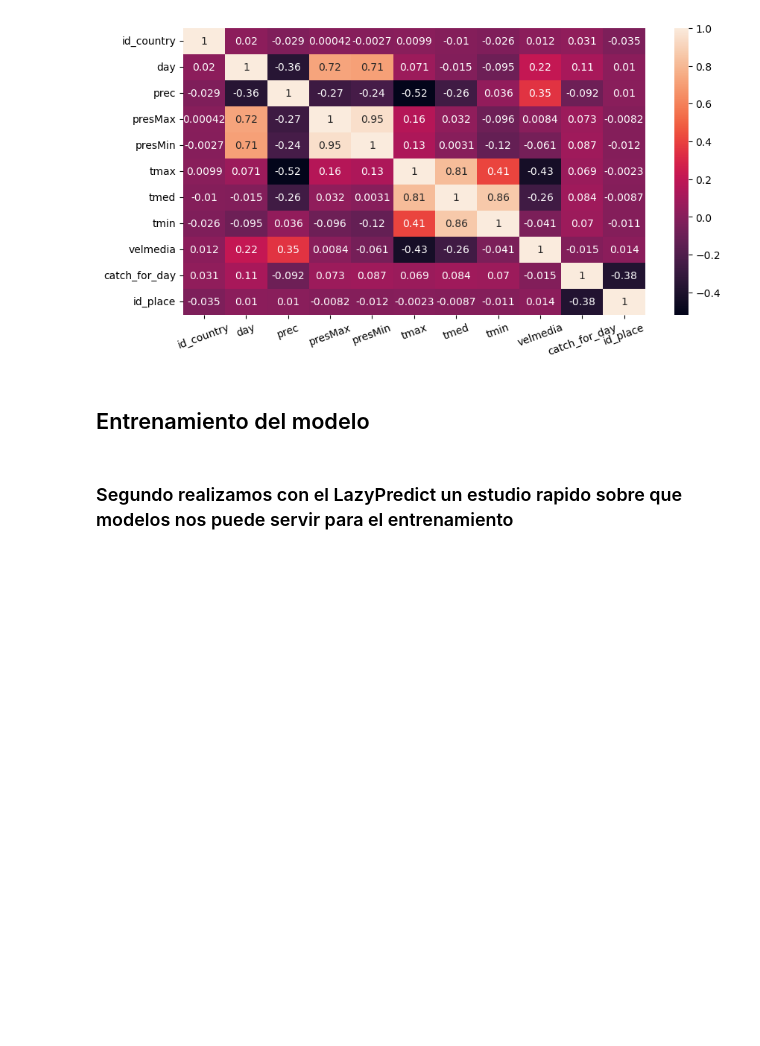
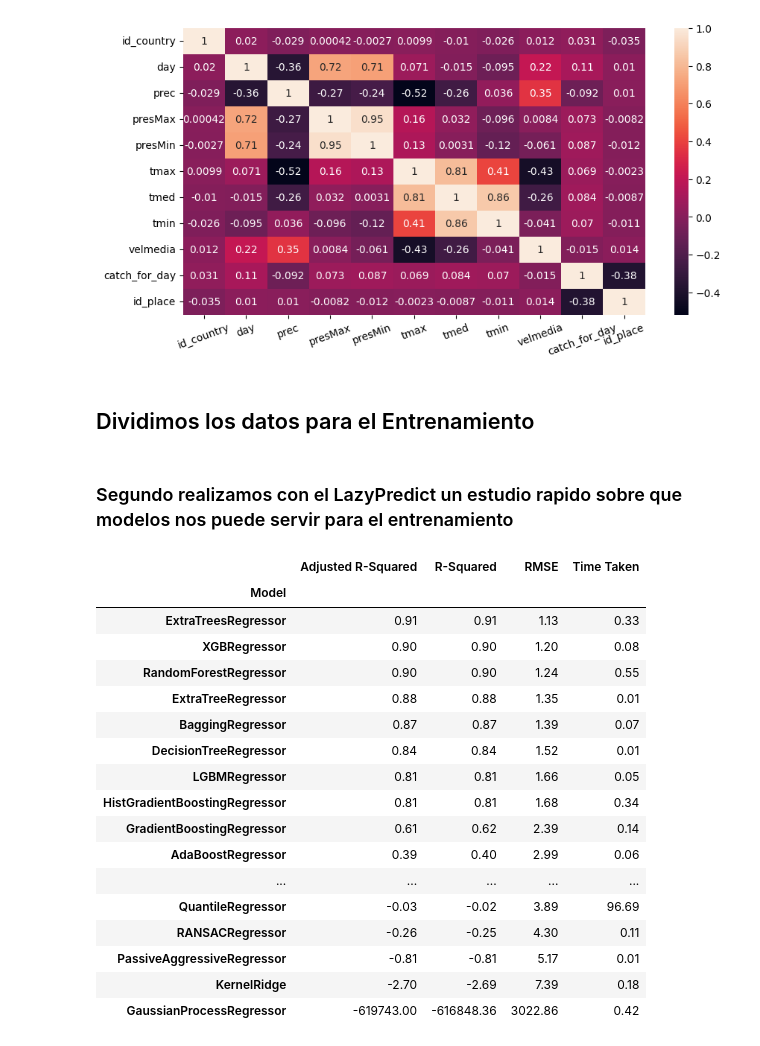
Before and after one commit to pablopuch/sagulpa_final, a Jupyter notebook: sagulpa.ipynb, the cells around one changed output. Cells and saved outputs as stored; diff of their text form; code cells hidden in the pictures; blank space fills up the shorter version.

```diff
--- a/sagulpa.ipynb
+++ b/sagulpa.ipynb
@@ -176,5 +186,5 @@ ax.set_xticklabels(ax.get_xticklabels(), rotation=20)
  Text(9.5, 0, 'catch_for_day'),
  Text(10.5, 0, 'id_place')]
 [figure]
-# %% [markdown]
-## Entrenamiento del modelo
+# %% [markdown]
+## Dividimos los datos para el Entrenamiento
@@ -183,14 +200,33 @@ ax.set_xticklabels(ax.get_xticklabels(), rotation=20)
 # %%
 # # Estandarización de características numéricas
 # scaler = StandardScaler().fit(x_train)
 # x_train = scaler.transform(x_train)
 # x_test = scaler.transform(x_test)
 
-# # Inicialización de LazyRegressor
-# reg = LazyRegressor(verbose=0, ignore_warnings=False, custom_metric=None)
+# Inicialización de LazyRegressor
+reg = LazyRegressor(verbose=0, ignore_warnings=False, custom_metric=None)
 
-# # Entrenamiento y evaluación de los modelos
-# models, predictions = reg.fit(x_train, x_test, y_train, y_test)
+# Entrenamiento y evaluación de los modelos
+models, predictions = reg.fit(x_train, x_test, y_train, y_test)
 
-# # Imprimir los modelos
-# models
+# Imprimir los modelos
+models
+# %% [output]
+|  | Adjusted R-Squared | R-Squared | RMSE | Time Taken |
+| Model |  |  |  |  |
+| ExtraTreesRegressor | 0.91 | 0.91 | 1.13 | 0.33 |
+| XGBRegressor | 0.90 | 0.90 | 1.20 | 0.08 |
+| RandomForestRegressor | 0.90 | 0.90 | 1.24 | 0.55 |
+| ExtraTreeRegressor | 0.88 | 0.88 | 1.35 | 0.01 |
+| BaggingRegressor | 0.87 | 0.87 | 1.39 | 0.07 |
+| DecisionTreeRegressor | 0.84 | 0.84 | 1.52 | 0.01 |
+| LGBMRegressor | 0.81 | 0.81 | 1.66 | 0.05 |
+| HistGradientBoostingRegressor | 0.81 | 0.81 | 1.68 | 0.34 |
+| GradientBoostingRegressor | 0.61 | 0.62 | 2.39 | 0.14 |
+| AdaBoostRegressor | 0.39 | 0.40 | 2.99 | 0.06 |
+| ... | ... | ... | ... | ... |
+| QuantileRegressor | -0.03 | -0.02 | 3.89 | 96.69 |
+| RANSACRegressor | -0.26 | -0.25 | 4.30 | 0.11 |
+| PassiveAggressiveRegressor | -0.81 | -0.81 | 5.17 | 0.01 |
+| KernelRidge | -2.70 | -2.69 | 7.39 | 0.18 |
+| GaussianProcessRegressor | -619743.00 | -616848.36 | 3022.86 | 0.42 |
```
Also changed, not shown: parts of 20 cells of this notebook, 3 other files.
